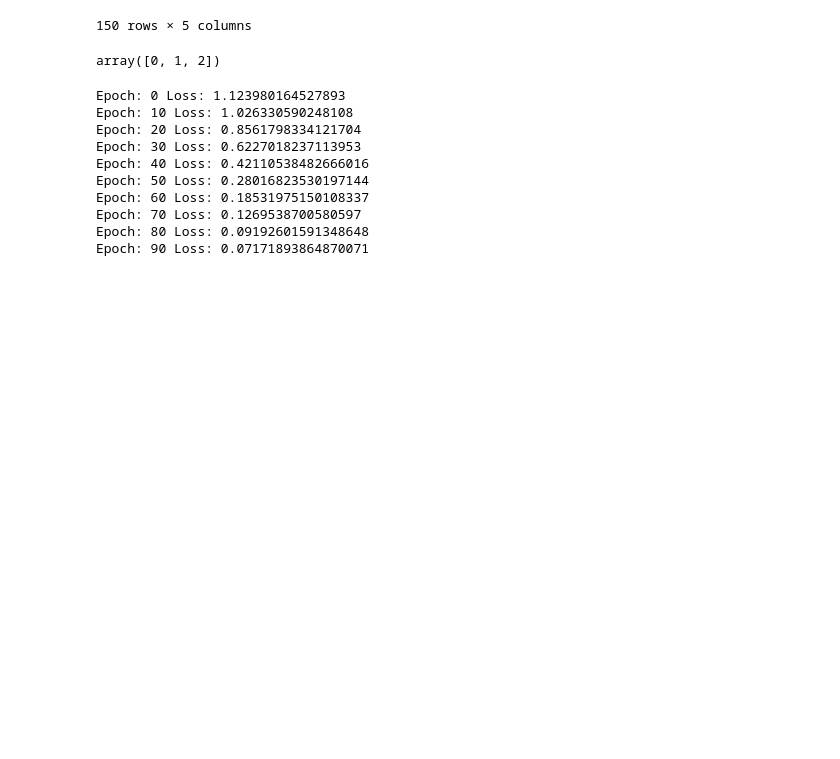
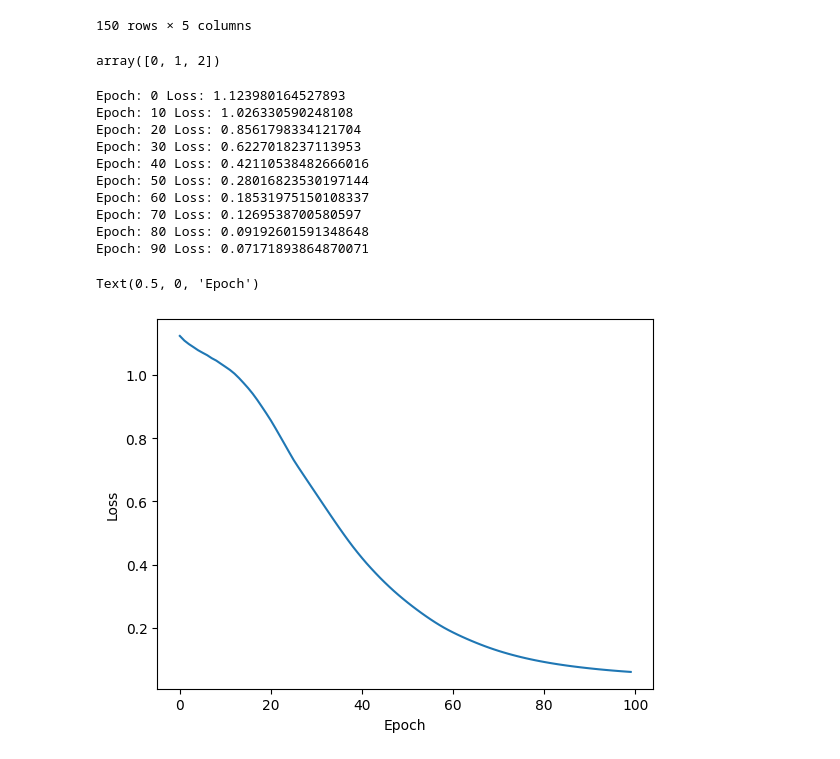
Before and after one commit to theabdulbasitt/pytorch_tutorial, a Jupyter notebook: pytorch1.ipynb, the cells around one changed output. Cells and saved outputs as stored; diff of their text form; code cells hidden in the pictures; blank space fills up the shorter version.

```diff
--- a/pytorch1.ipynb
+++ b/pytorch1.ipynb
@@ -177,3 +177,10 @@ Epoch: 60 Loss: 0.18531975150108337
 Epoch: 70 Loss: 0.1269538700580597
 Epoch: 80 Loss: 0.09192601591348648
 Epoch: 90 Loss: 0.07171893864870071
+# %%
+plt.plot(range(epochs), losses)
+plt.ylabel('Loss')
+plt.xlabel('Epoch')
+# %% [output]
+Text(0.5, 0, 'Epoch')
+[figure, added]
```
